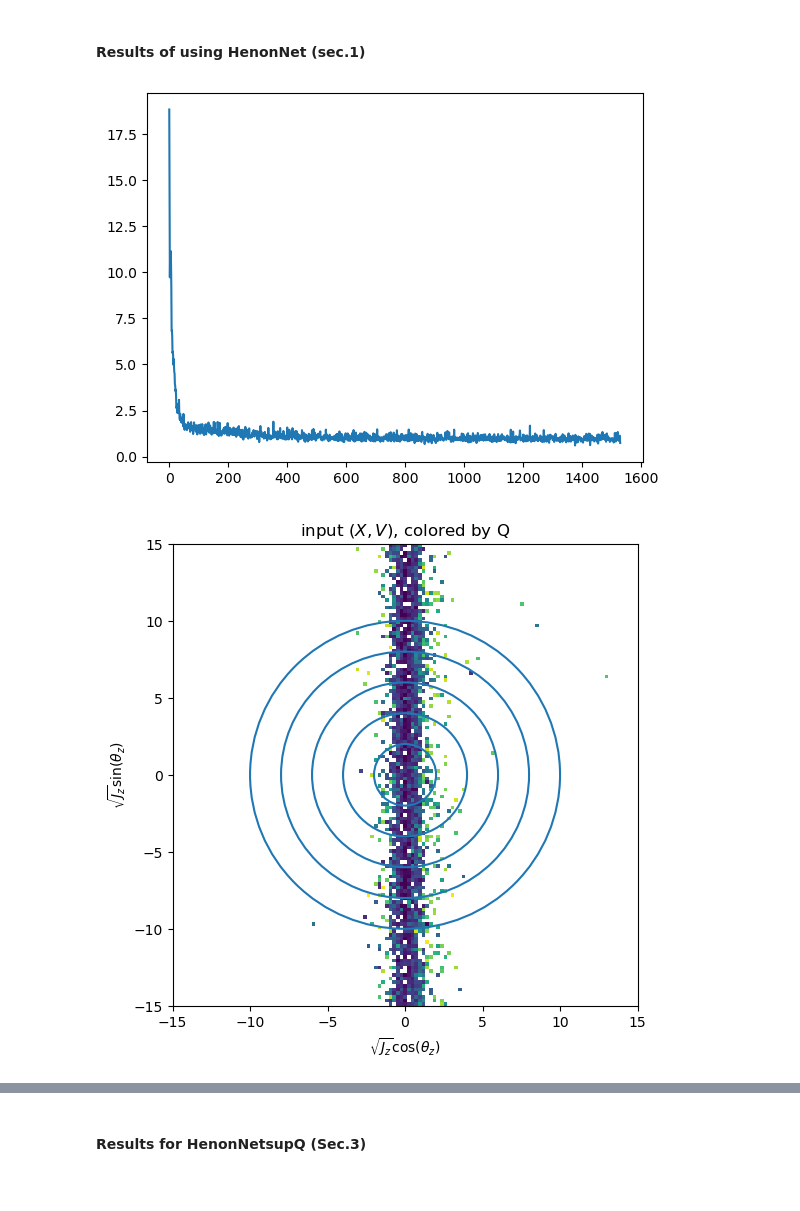
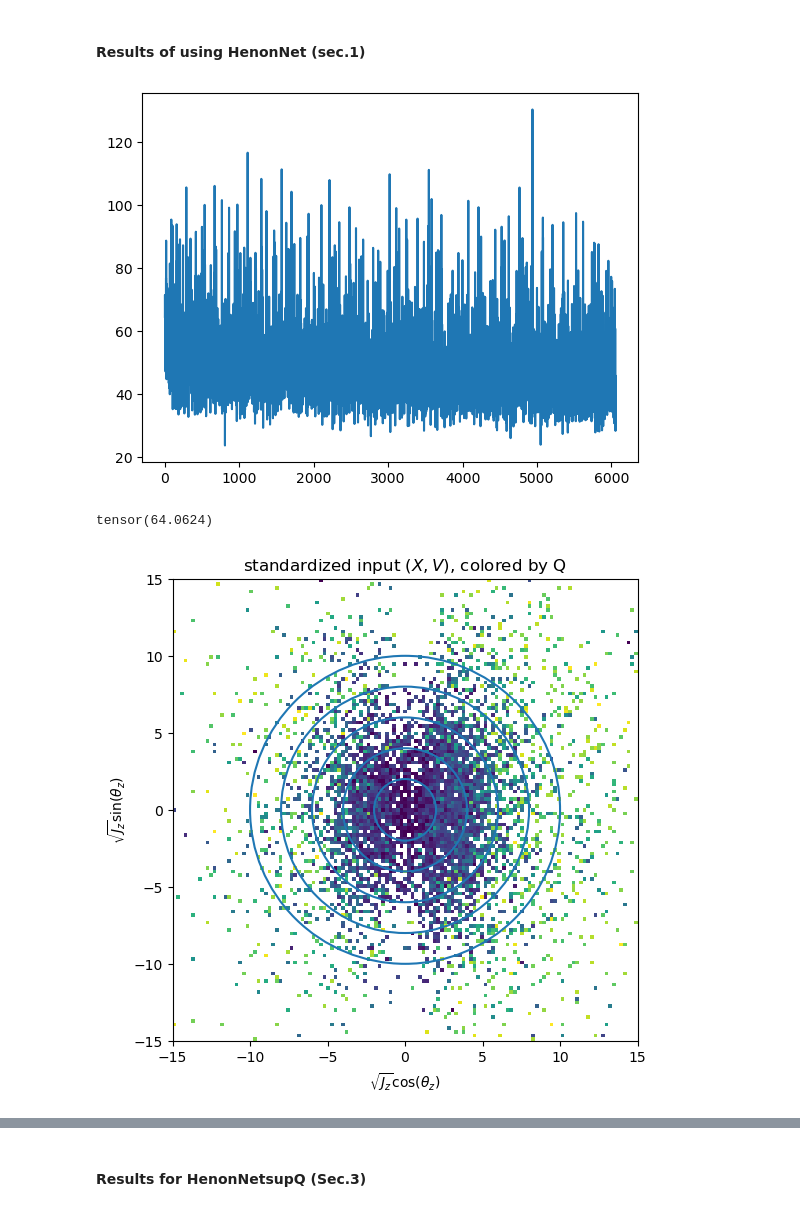
Before and after one commit to nhuang37/symplectic_map, a Jupyter notebook: plot_result.ipynb, the cells around one changed output, grey strips where cells are left out. Saved outputs shown, nothing was run; the diff lists cells and outputs as text; code cells hidden in the pictures.

Commit message:
update visualizations

```diff
--- a/plot_result.ipynb
+++ b/plot_result.ipynb
@@ -60,8 +60,9 @@ def load_data(file_path, data_path):
     save_file = pickle.load(open(file_path,"rb"))
     x_pred = save_file['x_pred']
     v_pred = save_file['v_pred']
-    mean, std = save_file['data_mean_std']
-    xv_pred = from_standard(np.concatenate((x_pred,v_pred), axis=-1), mean, std)
+    mean, std = save_file['output_mean_std']
+    xv_pred = torch.concatenate((x_pred,v_pred), axis=-1)
+    #xv_pred = from_standard(torch.concatenate((x_pred,v_pred), axis=-1), mean, std)
     data_dict =  pickle.load(open(data_path, "rb"))
     train_indices, val_indices, test_indices = data_dict['splits']
     Q = data_dict['Q'][val_indices]
@@ -90,16 +91,23 @@ def load_data_supQ(file_path, data_path):
 # %% [markdown]
 #### Results of using HenonNet (sec.1)
 # %%
-file_path = "results/_layer=4_hid=32_lr=0.01_tie=False_ep=30/save_file.pkl"
+file_path = "results/_layer=4_hid=4_lr=0.01_tie=False_ep=30/save_file.pkl"
 data_path = "data_1D_dim=2.pkl"
 xv_pred, X_o, V_o, X, V, Q, train_loss = load_data(file_path, data_path)
 # %%
 plt.plot(train_loss)
 plt.show()
 # %% [output]
-[figure, old version]
+[figure, new version]
+# %%
+XV,  XV_mean, XV_std = load_variables(X, V)
+XV_out , XVout_mean, XVout_std= load_variables(X_o, V_o)
+# %%
+F.mse_loss(XV, XV_out) ##baseline=identity map without any training
+# %% [output]
+tensor(64.0624)
 # %%
-plot_pred(X, V, Q, title=r'input $(X,V)$, colored by Q')
+plot_pred(XV[:,0], XV[:,1], Q, title=r'standardized input $(X,V)$, colored by Q')
 # %% [output]
-[figure, old version]
+[figure, new version]
 # %%
```
Also changed, not shown: parts of 10 cells of this notebook, 2 other files.
